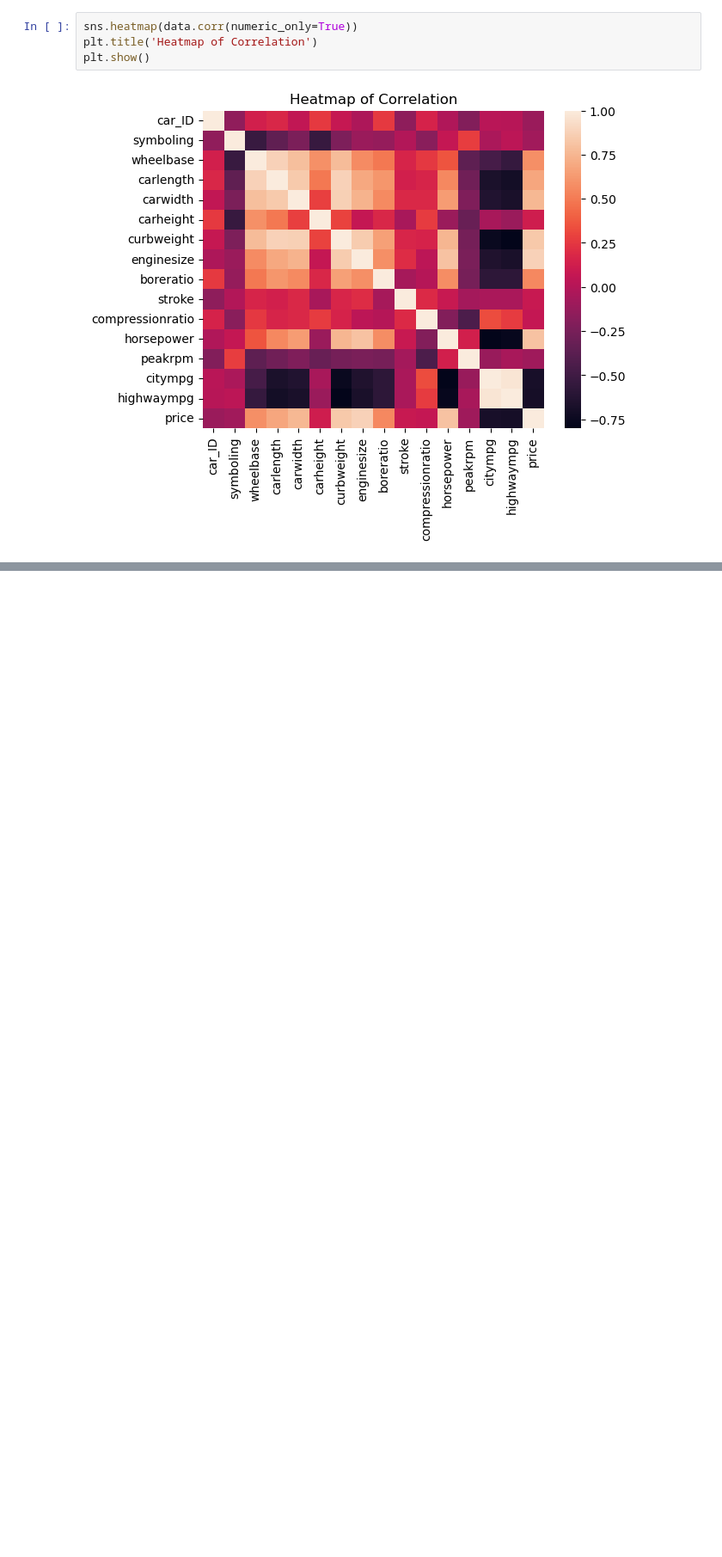
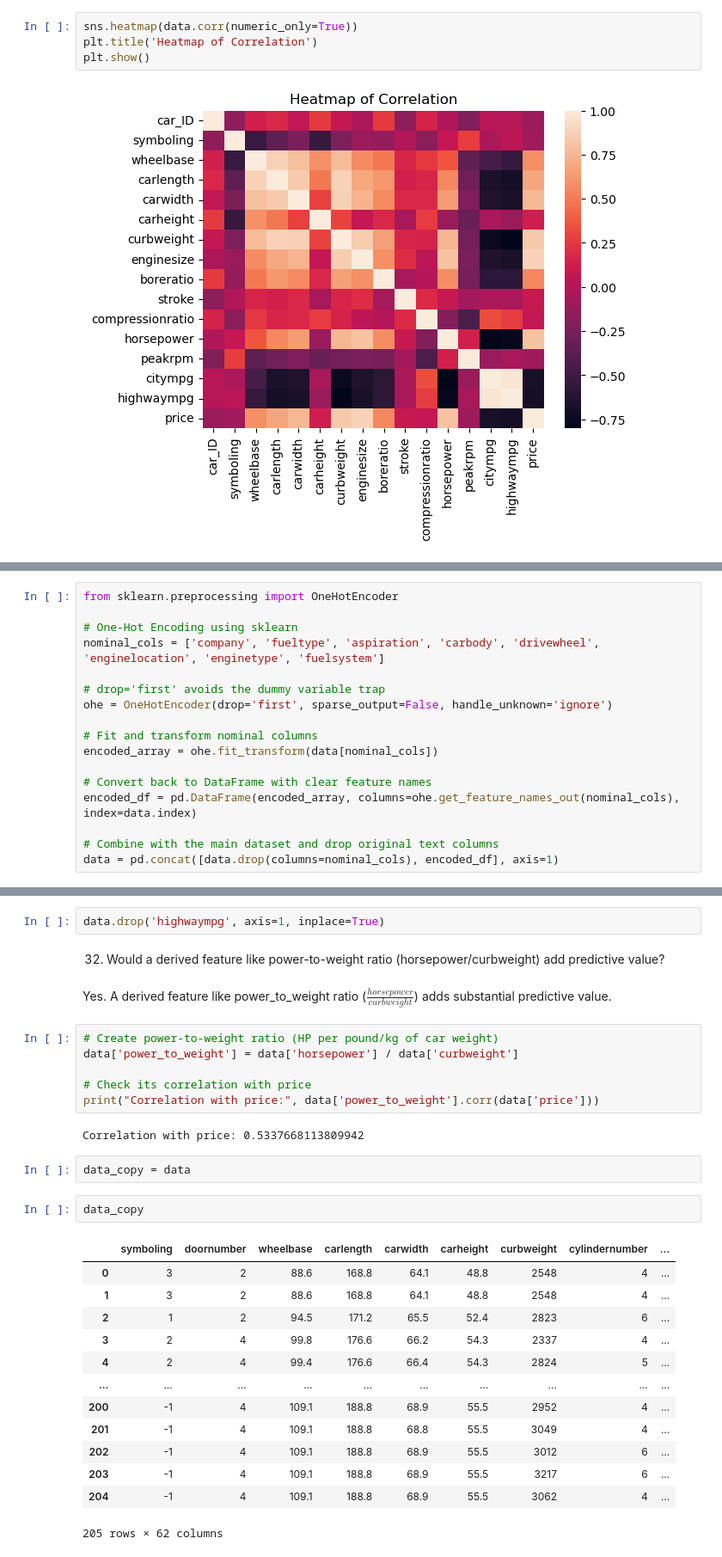
Before and after one commit to bikashsahani/car-price-prediction-using-Regression, a Jupyter notebook: car_price_prediction.ipynb, the cells around one changed output, grey strips where cells are left out. Shown: that part at 86% size. Saved outputs shown, nothing was run; the diff lists cells and outputs as text; blank space fills up the shorter version.

```diff
--- a/car_price_prediction.ipynb
+++ b/car_price_prediction.ipynb
@@ -521,0 +827,17 @@ plt.show()
+# %%
+from sklearn.preprocessing import OneHotEncoder
+
+# One-Hot Encoding using sklearn
+nominal_cols = ['company', 'fueltype', 'aspiration', 'carbody', 'drivewheel', 'enginelocation', 'enginetype', 'fuelsystem']
+
+# drop='first' avoids the dummy variable trap
+ohe = OneHotEncoder(drop='first', sparse_output=False, handle_unknown='ignore')
+
+# Fit and transform nominal columns
+encoded_array = ohe.fit_transform(data[nominal_cols])
+
+# Convert back to DataFrame with clear feature names
+encoded_df = pd.DataFrame(encoded_array, columns=ohe.get_feature_names_out(nominal_cols), index=data.index)
+
+# Combine with the main dataset and drop original text columns
+data = pd.concat([data.drop(columns=nominal_cols), encoded_df], axis=1)
@@ -521,0 +881,32 @@ plt.show()
+# %%
+data.drop('highwaympg', axis=1, inplace=True)
+# %% [markdown]
+32. Would a derived feature like power-to-weight ratio (horsepower/curbweight) add predictive value?
+# %% [markdown]
+Yes. A derived feature like power_to_weight ratio ($\frac{horsepower}{curbweight}$) adds substantial predictive value.
+# %%
+# Create power-to-weight ratio (HP per pound/kg of car weight)
+data['power_to_weight'] = data['horsepower'] / data['curbweight']
+
+# Check its correlation with price
+print("Correlation with price:", data['power_to_weight'].corr(data['price']))
+# %% [output]
+Correlation with price: 0.5337668113809942
+# %%
+data_copy = data
+# %%
+data_copy
+# %% [output]
+|  | symboling | doornumber | wheelbase | carlength | carwidth | carheight | curbweight | cylindernumber | ... |
+| 0 | 3 | 2 | 88.6 | 168.8 | 64.1 | 48.8 | 2548 | 4 | ... |
+| 1 | 3 | 2 | 88.6 | 168.8 | 64.1 | 48.8 | 2548 | 4 | ... |
+| 2 | 1 | 2 | 94.5 | 171.2 | 65.5 | 52.4 | 2823 | 6 | ... |
+| 3 | 2 | 4 | 99.8 | 176.6 | 66.2 | 54.3 | 2337 | 4 | ... |
+| 4 | 2 | 4 | 99.4 | 176.6 | 66.4 | 54.3 | 2824 | 5 | ... |
+| ... | ... | ... | ... | ... | ... | ... | ... | ... | ... |
+| 200 | -1 | 4 | 109.1 | 188.8 | 68.9 | 55.5 | 2952 | 4 | ... |
+| 201 | -1 | 4 | 109.1 | 188.8 | 68.8 | 55.5 | 3049 | 4 | ... |
+| 202 | -1 | 4 | 109.1 | 188.8 | 68.9 | 55.5 | 3012 | 6 | ... |
+| 203 | -1 | 4 | 109.1 | 188.8 | 68.9 | 55.5 | 3217 | 6 | ... |
+| 204 | -1 | 4 | 109.1 | 188.8 | 68.9 | 55.5 | 3062 | 4 | ... |
+205 rows × 62 columns
```
Also changed, not shown: parts of 53 cells of this notebook, 1 other file.
